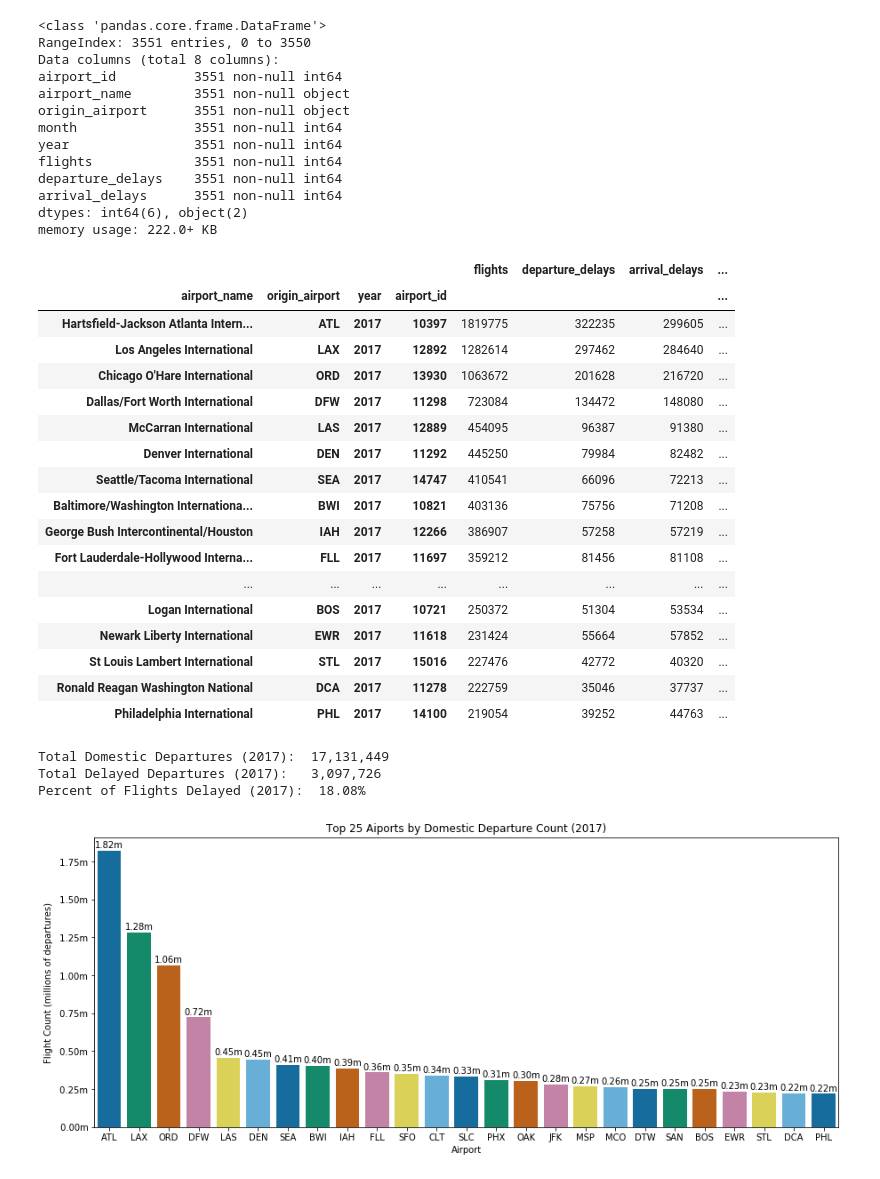
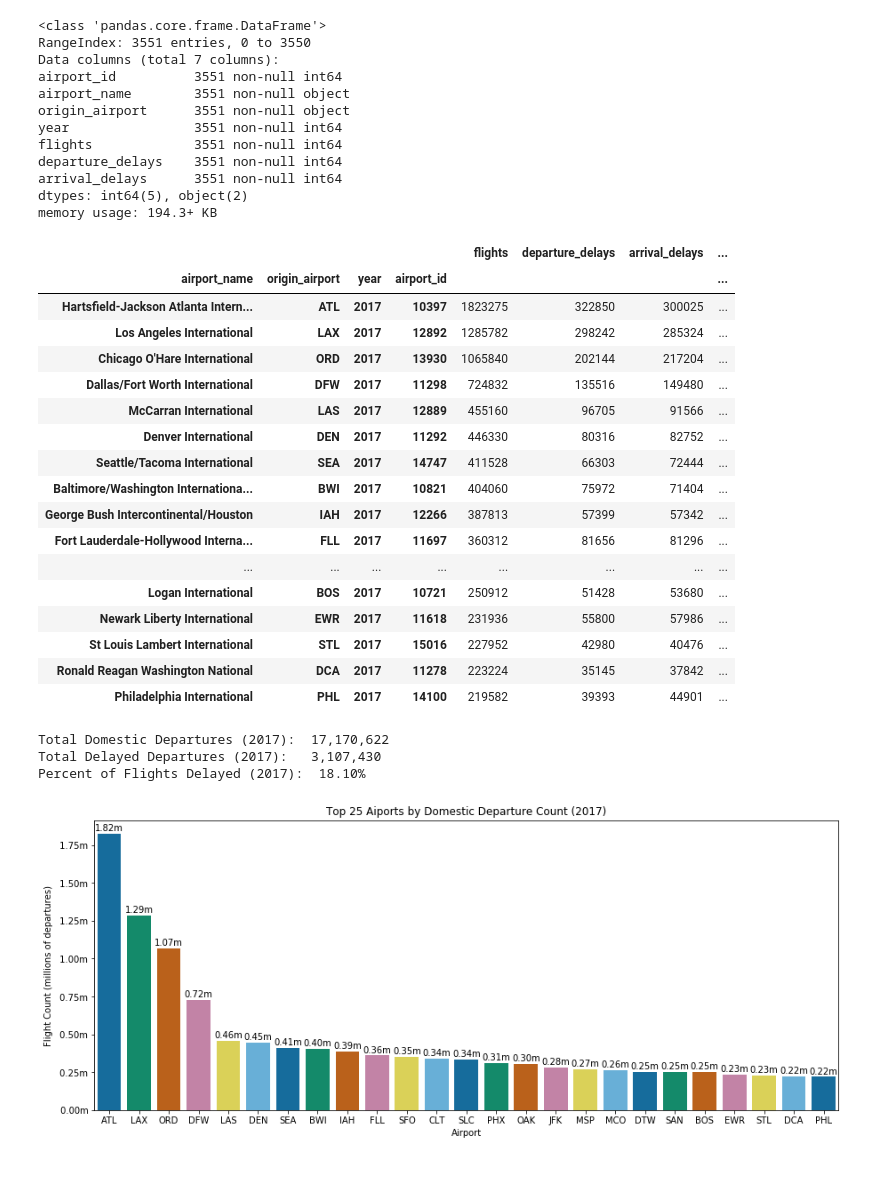
Before and after one commit to aviationweather/airport-delays, a Jupyter notebook: notebooks/eda/busiest-airports.ipynb, the cells around one changed output. Saved outputs shown, nothing was run; the diff lists cells and outputs as text; code cells hidden in the pictures.

```diff
--- a/notebooks/eda/busiest-airports.ipynb
+++ b/notebooks/eda/busiest-airports.ipynb
@@ -15,15 +10,14 @@ delay_threshold = 15
 # %%
-def get_monthly_flights_by_airport(start_date=date.min, end_date=date.max, delay_threshold=15):
+def get_annual_flights_by_airport(year=2017):
     """ Return a dataframe flight counts by day of week and year  """
     engine = create_engine('sqlite:///./../../data/processed/airlines.db')
 
     with engine.connect() as conn:
-        monthly_flights = pd.read_sql("""
+        annual_flights = pd.read_sql("""
             SELECT
                 f.origin_airport_id as airport_id,
                 a.display_airport_name as airport_name,
                 f.origin as origin_airport,
-                f.month as month,
                 f.year as year,
                 SUM(f.flights) AS flights,
                 SUM(f.departure_was_delayed_15) AS departure_delays,
@@ -35,61 +29,58 @@ def get_monthly_flights_by_airport(start_date=date.min, end_date=date.max, delay
             ON
                 f.origin_airport_id = a.airport_id
             WHERE
-                f.flight_date
-            BETWEEN :start_date
-                AND :end_date
+                f.year = :year
             GROUP BY
                 f.month, f.year, f.origin
         """, conn,
-        params={'start_date': start_date, 'end_date': end_date})
-    return monthly_flights
+        params={'year': year})
+    return annual_flights
 
 # Get summary data for selected date range, counting flights delayed more than 15 minutes on departure
-monthly_flights_by_airport = get_monthly_flights_by_airport(start_date=start_date, end_date=end_date)
-monthly_flights_by_airport.info()
+annual_flights_by_airport = get_annual_flights_by_airport(2017)
+annual_flights_by_airport.info()
 # %% [output]
 <class 'pandas.core.frame.DataFrame'>
 RangeIndex: 3551 entries, 0 to 3550
-Data columns (total 8 columns):
+Data columns (total 7 columns):
 airport_id          3551 non-null int64
 airport_name        3551 non-null object
 origin_airport      3551 non-null object
-month               3551 non-null int64
 year                3551 non-null int64
 flights             3551 non-null int64
 departure_delays    3551 non-null int64
 arrival_delays      3551 non-null int64
-dtypes: int64(6), object(2)
-memory usage: 222.0+ KB
+dtypes: int64(5), object(2)
+memory usage: 194.3+ KB
 # %%
-f = monthly_flights_by_airport.groupby(
+f = annual_flights_by_airport.groupby(
         ['airport_name', 'origin_airport', 'year', 'airport_id']
     ).sum()[['flights', 'departure_delays', 'arrival_delays']]
 
 f['fraction_delayed_on_departure'] = f['departure_delays'] / f['flights']
 f['fraction_delayed_on_arrival'] = f['arrival_delays'] / f['flights']
 
 f = f.sort_values('flights', ascending=False)
 f.head(25)
 # %% [output]
 |  |  |  |  | flights | departure_delays | arrival_delays | ... |
 | airport_name | origin_airport | year | airport_id |  |  |  | ... |
-| Hartsfield-Jackson Atlanta Intern... | ATL | 2017 | 10397 | 1819775 | 322235 | 299605 | ... |
-| Los Angeles International | LAX | 2017 | 12892 | 1282614 | 297462 | 284640 | ... |
-| Chicago O'Hare International | ORD | 2017 | 13930 | 1063672 | 201628 | 216720 | ... |
-| Dallas/Fort Worth International | DFW | 2017 | 11298 | 723084 | 134472 | 148080 | ... |
-| McCarran International | LAS | 2017 | 12889 | 454095 | 96387 | 91380 | ... |
-| Denver International | DEN | 2017 | 11292 | 445250 | 79984 | 82482 | ... |
-| Seattle/Tacoma International | SEA | 2017 | 14747 | 410541 | 66096 | 72213 | ... |
-| Baltimore/Washington Internationa... | BWI | 2017 | 10821 | 403136 | 75756 | 71208 | ... |
-| George Bush Intercontinental/Houston | IAH | 2017 | 12266 | 386907 | 57258 | 57219 | ... |
-| Fort Lauderdale-Hollywood Interna... | FLL | 2017 | 11697 | 359212 | 81456 | 81108 | ... |
+| Hartsfield-Jackson Atlanta Intern... | ATL | 2017 | 10397 | 1823275 | 322850 | 300025 | ... |
+| Los Angeles International | LAX | 2017 | 12892 | 1285782 | 298242 | 285324 | ... |
+| Chicago O'Hare International | ORD | 2017 | 13930 | 1065840 | 202144 | 217204 | ... |
+| Dallas/Fort Worth International | DFW | 2017 | 11298 | 724832 | 135516 | 149480 | ... |
+| McCarran International | LAS | 2017 | 12889 | 455160 | 96705 | 91566 | ... |
+| Denver International | DEN | 2017 | 11292 | 446330 | 80316 | 82752 | ... |
+| Seattle/Tacoma International | SEA | 2017 | 14747 | 411528 | 66303 | 72444 | ... |
+| Baltimore/Washington Internationa... | BWI | 2017 | 10821 | 404060 | 75972 | 71404 | ... |
+| George Bush Intercontinental/Houston | IAH | 2017 | 12266 | 387813 | 57399 | 57342 | ... |
+| Fort Lauderdale-Hollywood Interna... | FLL | 2017 | 11697 | 360312 | 81656 | 81296 | ... |
 | ... | ... | ... | ... | ... | ... | ... | ... |
-| Logan International | BOS | 2017 | 10721 | 250372 | 51304 | 53534 | ... |
-| Newark Liberty International | EWR | 2017 | 11618 | 231424 | 55664 | 57852 | ... |
-| St Louis Lambert International | STL | 2017 | 15016 | 227476 | 42772 | 40320 | ... |
-| Ronald Reagan Washington National | DCA | 2017 | 11278 | 222759 | 35046 | 37737 | ... |
-| Philadelphia International | PHL | 2017 | 14100 | 219054 | 39252 | 44763 | ... |
+| Logan International | BOS | 2017 | 10721 | 250912 | 51428 | 53680 | ... |
+| Newark Liberty International | EWR | 2017 | 11618 | 231936 | 55800 | 57986 | ... |
+| St Louis Lambert International | STL | 2017 | 15016 | 227952 | 42980 | 40476 | ... |
+| Ronald Reagan Washington National | DCA | 2017 | 11278 | 223224 | 35145 | 37842 | ... |
+| Philadelphia International | PHL | 2017 | 14100 | 219582 | 39393 | 44901 | ... |
 # %%
 total_flights = f['flights'].sum()
 total_delays = f['departure_delays'].sum()
@@ -99,9 +90,9 @@ print("Total Domestic Departures (2017): ", "{:,}".format(total_flights))
 print("Total Delayed Departures (2017):  ", "{:,}".format(total_delays))
 print("Percent of Flights Delayed (2017): ", '{:5.2f}%'.format(rate_of_delay * 100))
 # %% [output]
-Total Domestic Departures (2017):  17,131,449
-Total Delayed Departures (2017):   3,097,726
-Percent of Flights Delayed (2017):  18.08%
+Total Domestic Departures (2017):  17,170,622
+Total Delayed Departures (2017):   3,107,430
+Percent of Flights Delayed (2017):  18.10%
 # %%
 def plot_top_airports_flight_counts(plot_data):
     count = len(plot_data)
```
Also changed, not shown: parts of 4 cells of this notebook, 3 other files.
